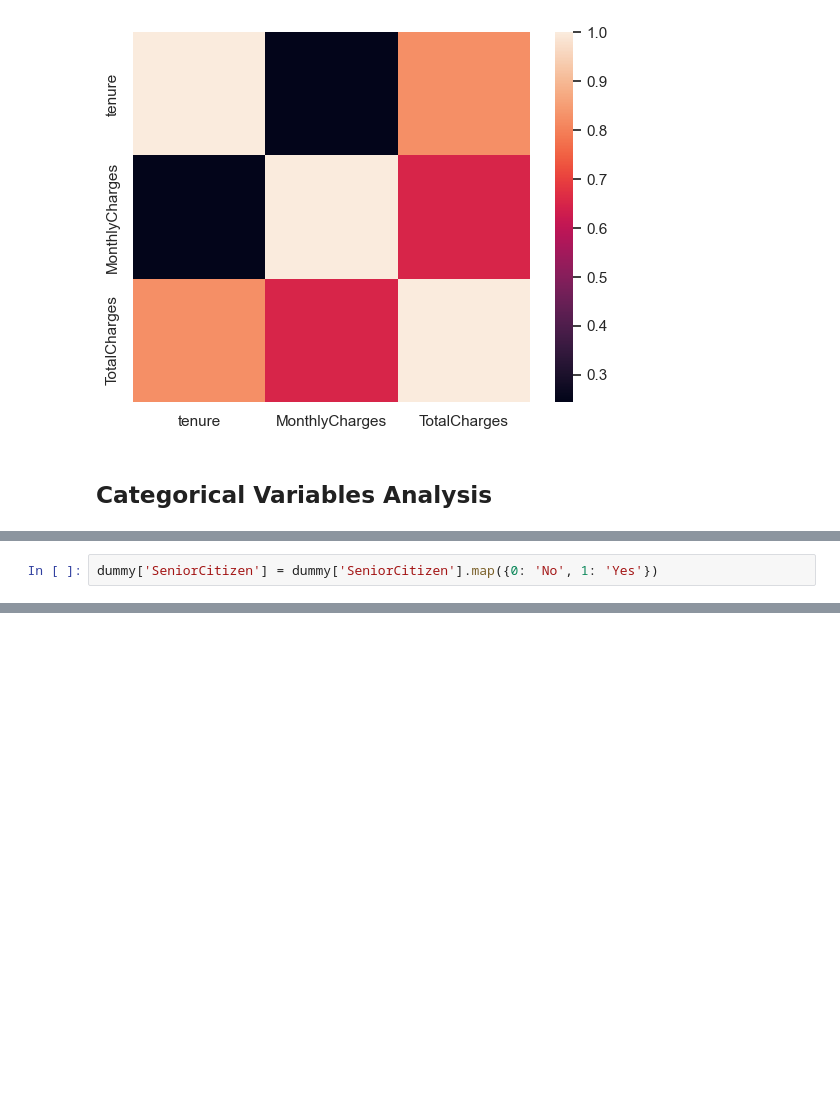
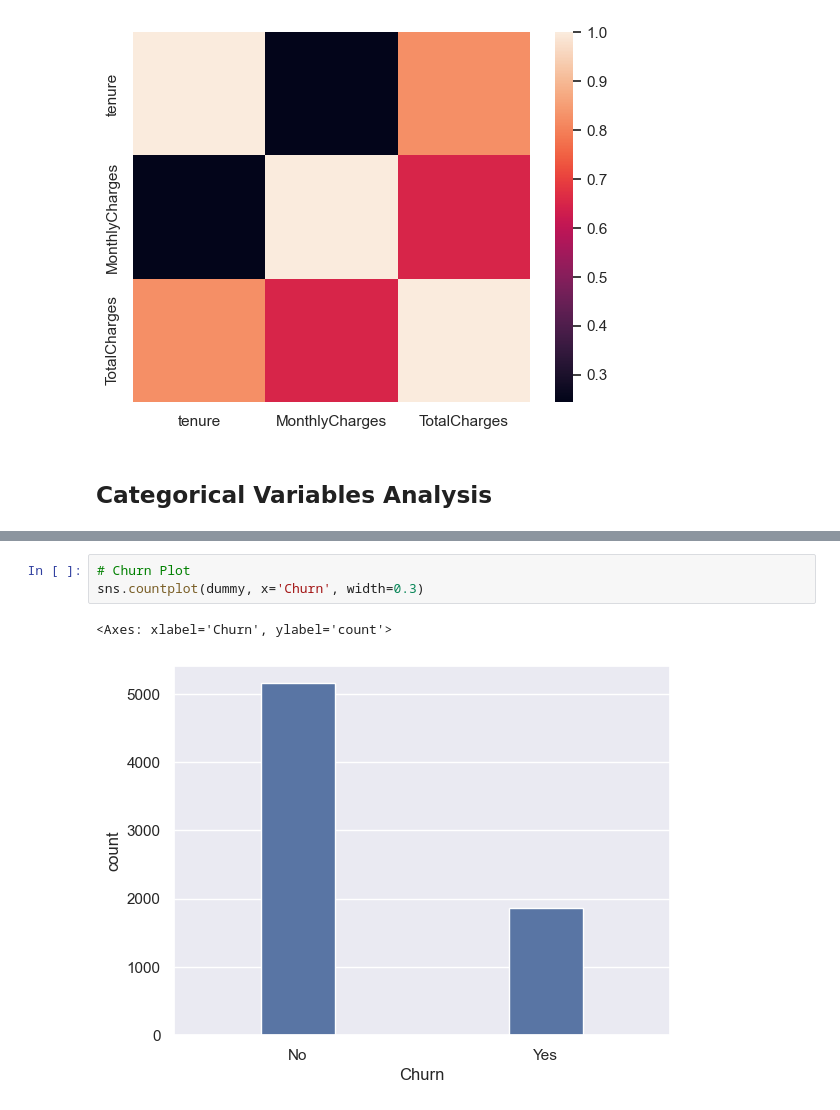
Before and after one commit to ElOuarary/Customer_Churn_Prediction, a Jupyter notebook: notebooks/exploratory_data_analysis.ipynb, the cells around one changed output, grey strips where cells are left out. Saved outputs shown, nothing was run; the diff lists cells and outputs as text; blank space fills up the shorter version.

```diff
--- a/notebooks/exploratory_data_analysis.ipynb
+++ b/notebooks/exploratory_data_analysis.ipynb
@@ -268,2 +281,0 @@ with the** majority of having 3 unique values**, and **one unique columns 'Payem
-# %%
-dummy['SeniorCitizen'] = dummy['SeniorCitizen'].map({0: 'No', 1: 'Yes'})
@@ -321,0 +312,6 @@ sns.lineplot(data=dummy, x='MonthlyCharges', y='TotalCharges', hue='Churn', ax=a
+# %%
+# Churn Plot
+sns.countplot(dummy, x='Churn', width=0.3)
+# %% [output]
+<Axes: xlabel='Churn', ylabel='count'>
+[figure, added]
```
Also changed, not shown: parts of 20 cells of this notebook, 1 other file.
